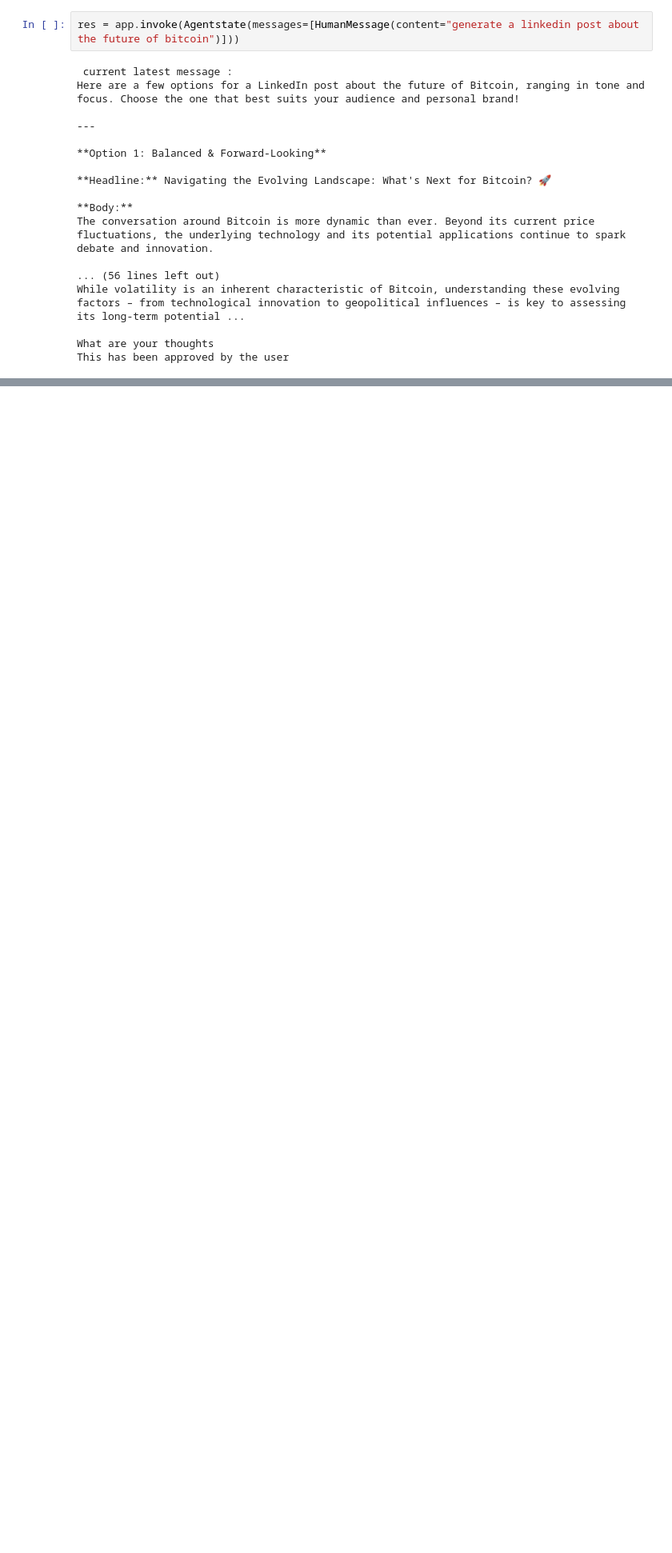
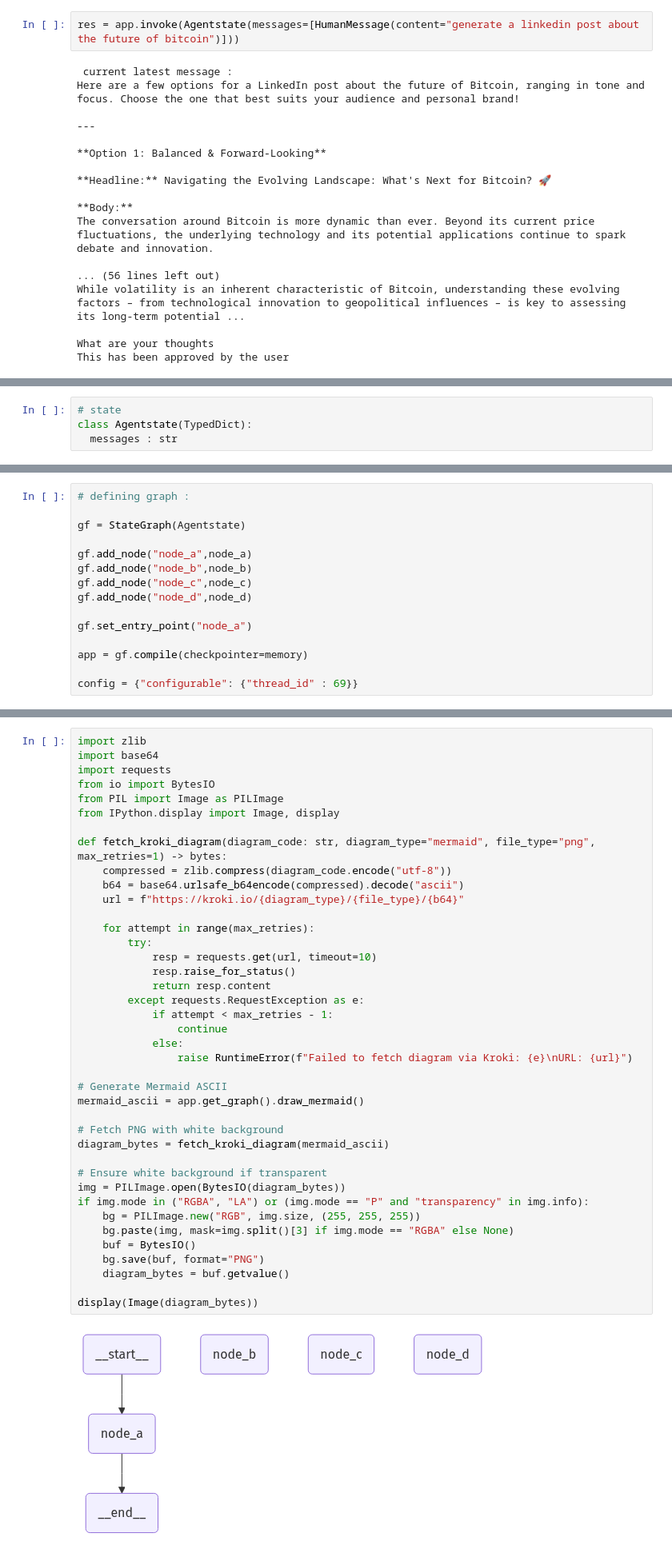
Before and after one commit to mahikshith/Langgraph, a Jupyter notebook: Advanced_agents.ipynb, the cells around one changed output, grey strips where cells are left out. Shown: that part at 80% size. Cells and saved outputs as stored; diff of their text form; blank space fills up the shorter version.

Commit message:
Added human in the loop agents

```diff
--- a/Advanced_agents.ipynb
+++ b/Advanced_agents.ipynb
@@ -658,0 +725,4 @@ This has been approved by the user
+# %%
+# state
+class Agentstate(TypedDict):
+  messages : str
@@ -658,0 +775,15 @@ This has been approved by the user
+# %%
+# defining graph :
+
+gf = StateGraph(Agentstate)
+
+gf.add_node("node_a",node_a)
+gf.add_node("node_b",node_b)
+gf.add_node("node_c",node_c)
+gf.add_node("node_d",node_d)
+
+gf.set_entry_point("node_a")
+
+app = gf.compile(checkpointer=memory)
+
+config = {"configurable": {"thread_id" : 69}}
@@ -658,0 +824,42 @@ This has been approved by the user
+# %%
+import zlib
+import base64
+import requests
+from io import BytesIO
+from PIL import Image as PILImage
+from IPython.display import Image, display
+
+def fetch_kroki_diagram(diagram_code: str, diagram_type="mermaid", file_type="png", max_retries=1) -> bytes:
+    compressed = zlib.compress(diagram_code.encode("utf-8"))
+    b64 = base64.urlsafe_b64encode(compressed).decode("ascii")
+    url = f"https://kroki.io/{diagram_type}/{file_type}/{b64}"
+
+    for attempt in range(max_retries):
+        try:
+            resp = requests.get(url, timeout=10)
+            resp.raise_for_status()
+            return resp.content
+        except requests.RequestException as e:
+            if attempt < max_retries - 1:
+                continue
+            else:
+                raise RuntimeError(f"Failed to fetch diagram via Kroki: {e}\nURL: {url}")
+
+# Generate Mermaid ASCII
+mermaid_ascii = app.get_graph().draw_mermaid()
+
+# Fetch PNG with white background
+diagram_bytes = fetch_kroki_diagram(mermaid_ascii)
+
+# Ensure white background if transparent
+img = PILImage.open(BytesIO(diagram_bytes))
+if img.mode in ("RGBA", "LA") or (img.mode == "P" and "transparency" in img.info):
+    bg = PILImage.new("RGB", img.size, (255, 255, 255))
+    bg.paste(img, mask=img.split()[3] if img.mode == "RGBA" else None)
+    buf = BytesIO()
+    bg.save(buf, format="PNG")
+    diagram_bytes = buf.getvalue()
+
+display(Image(diagram_bytes))
+# %% [output]
+[figure, added]
```
Also changed, not shown: parts of 33 cells of this notebook.
